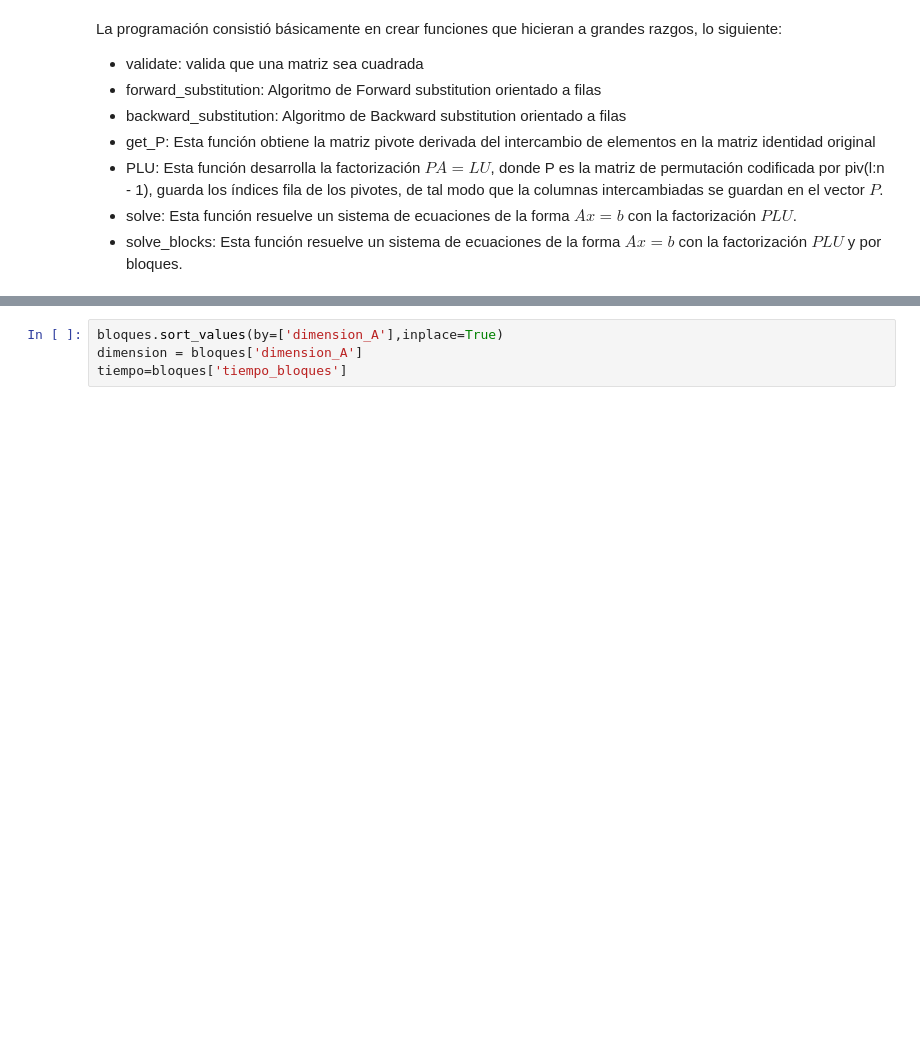
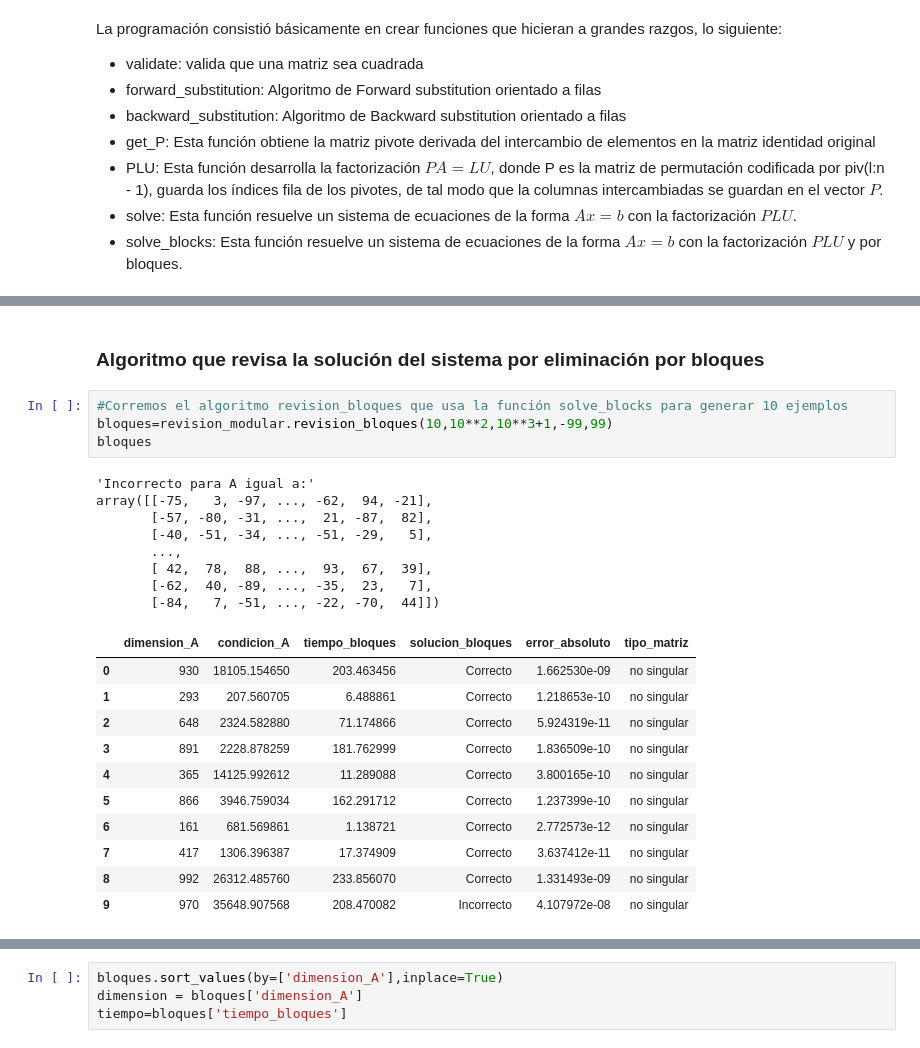
Before and after one commit to mno-2020-gh-classroom/ex-modulo-3-comp-matricial-plu-paola-md, a Jupyter notebook: results/reporte.ipynb, the cells around one changed output, grey strips where cells are left out. Cells and saved outputs as stored; diff of their text form; blank space fills up the shorter version.

```diff
--- a/results/reporte.ipynb
+++ b/results/reporte.ipynb
@@ -319,0 +318,26 @@ con base en las corridas anteriores, mostraremos ciertas gráficas que nos ayuda
+# %% [markdown]
+### Algoritmo que revisa la solución del sistema por eliminación por bloques
+# %%
+#Corremos el algoritmo revision_bloques que usa la función solve_blocks para generar 10 ejemplos
+bloques=revision_modular.revision_bloques(10,10**2,10**3+1,-99,99)
+bloques
+# %% [output]
+'Incorrecto para A igual a:'
+array([[-75,   3, -97, ..., -62,  94, -21],
+       [-57, -80, -31, ...,  21, -87,  82],
+       [-40, -51, -34, ..., -51, -29,   5],
+       ...,
+       [ 42,  78,  88, ...,  93,  67,  39],
+       [-62,  40, -89, ..., -35,  23,   7],
+       [-84,   7, -51, ..., -22, -70,  44]])
+|  | dimension_A | condicion_A | tiempo_bloques | solucion_bloques | error_absoluto | tipo_matriz |
+| 0 | 930 | 18105.154650 | 203.463456 | Correcto | 1.662530e-09 | no singular |
+| 1 | 293 | 207.560705 | 6.488861 | Correcto | 1.218653e-10 | no singular |
+| 2 | 648 | 2324.582880 | 71.174866 | Correcto | 5.924319e-11 | no singular |
+| 3 | 891 | 2228.878259 | 181.762999 | Correcto | 1.836509e-10 | no singular |
+| 4 | 365 | 14125.992612 | 11.289088 | Correcto | 3.800165e-10 | no singular |
+| 5 | 866 | 3946.759034 | 162.291712 | Correcto | 1.237399e-10 | no singular |
+| 6 | 161 | 681.569861 | 1.138721 | Correcto | 2.772573e-12 | no singular |
+| 7 | 417 | 1306.396387 | 17.374909 | Correcto | 3.637412e-11 | no singular |
+| 8 | 992 | 26312.485760 | 233.856070 | Correcto | 1.331493e-09 | no singular |
+| 9 | 970 | 35648.907568 | 208.470082 | Incorrecto | 4.107972e-08 | no singular |
```
Also changed, not shown: parts of 60 cells of this notebook.
